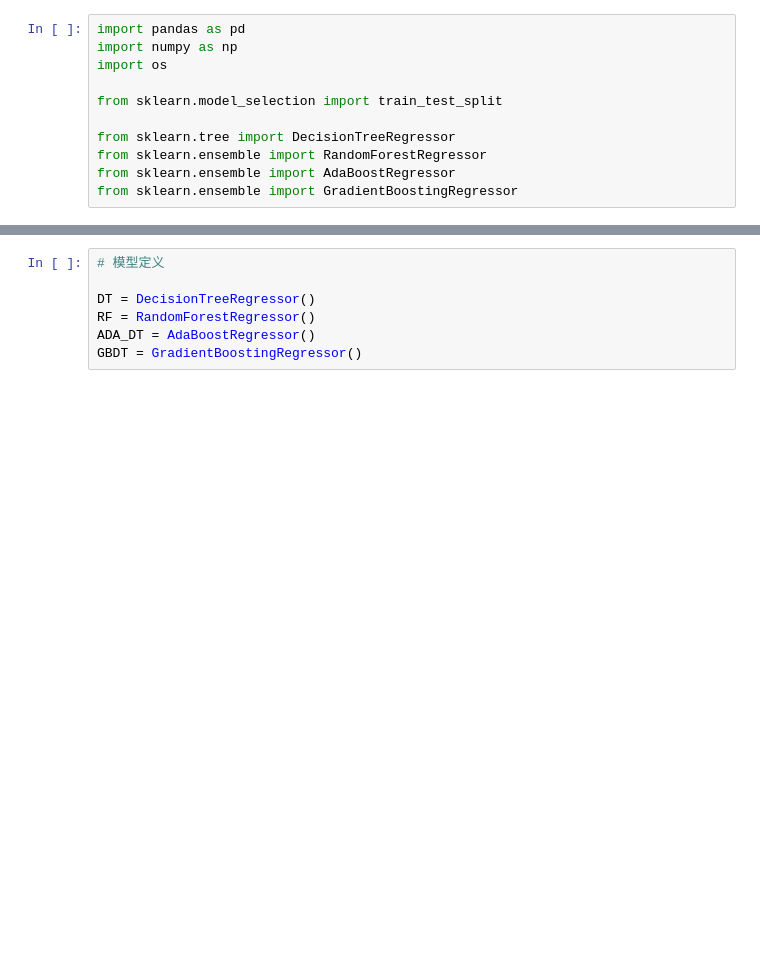
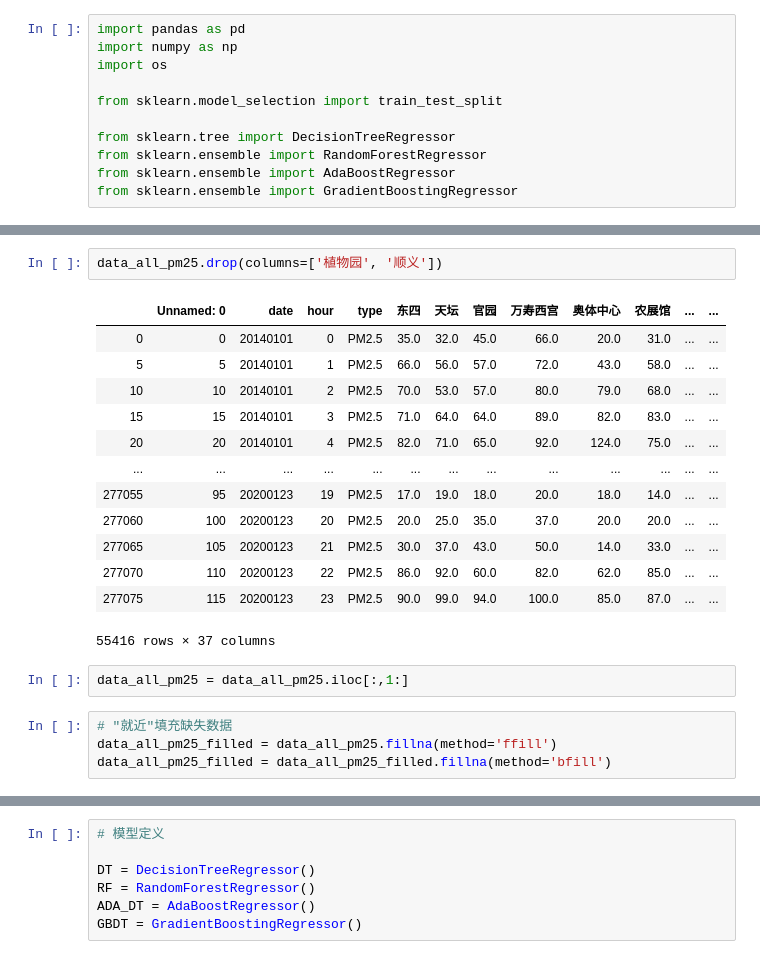
Before and after one commit to songyh15/PR2020_final_PM2.5, a Jupyter notebook: main.ipynb, the cells around one changed output, grey strips where cells are left out. Cells and saved outputs as stored; diff of their text form; blank space fills up the shorter version.

```diff
--- a/main.ipynb
+++ b/main.ipynb
@@ -69,0 +99,22 @@ data_all_pm25_filled = data_all_pm25.fillna(0)
+# %%
+data_all_pm25.drop(columns=['植物园', '顺义'])
+# %% [output]
+|  | Unnamed: 0 | date | hour | type | 东四 | 天坛 | 官园 | 万寿西宫 | 奥体中心 | 农展馆 | ... | ... |
+| 0 | 0 | 20140101 | 0 | PM2.5 | 35.0 | 32.0 | 45.0 | 66.0 | 20.0 | 31.0 | ... | ... |
+| 5 | 5 | 20140101 | 1 | PM2.5 | 66.0 | 56.0 | 57.0 | 72.0 | 43.0 | 58.0 | ... | ... |
+| 10 | 10 | 20140101 | 2 | PM2.5 | 70.0 | 53.0 | 57.0 | 80.0 | 79.0 | 68.0 | ... | ... |
+| 15 | 15 | 20140101 | 3 | PM2.5 | 71.0 | 64.0 | 64.0 | 89.0 | 82.0 | 83.0 | ... | ... |
+| 20 | 20 | 20140101 | 4 | PM2.5 | 82.0 | 71.0 | 65.0 | 92.0 | 124.0 | 75.0 | ... | ... |
+| ... | ... | ... | ... | ... | ... | ... | ... | ... | ... | ... | ... | ... |
+| 277055 | 95 | 20200123 | 19 | PM2.5 | 17.0 | 19.0 | 18.0 | 20.0 | 18.0 | 14.0 | ... | ... |
+| 277060 | 100 | 20200123 | 20 | PM2.5 | 20.0 | 25.0 | 35.0 | 37.0 | 20.0 | 20.0 | ... | ... |
+| 277065 | 105 | 20200123 | 21 | PM2.5 | 30.0 | 37.0 | 43.0 | 50.0 | 14.0 | 33.0 | ... | ... |
+| 277070 | 110 | 20200123 | 22 | PM2.5 | 86.0 | 92.0 | 60.0 | 82.0 | 62.0 | 85.0 | ... | ... |
+| 277075 | 115 | 20200123 | 23 | PM2.5 | 90.0 | 99.0 | 94.0 | 100.0 | 85.0 | 87.0 | ... | ... |
+55416 rows × 37 columns
+# %%
+data_all_pm25 = data_all_pm25.iloc[:,1:]
+# %%
+# "就近"填充缺失数据
+data_all_pm25_filled = data_all_pm25.fillna(method='ffill')
+data_all_pm25_filled = data_all_pm25_filled.fillna(method='bfill')
```
Also changed, not shown: parts of 22 cells of this notebook, 5 other files.
